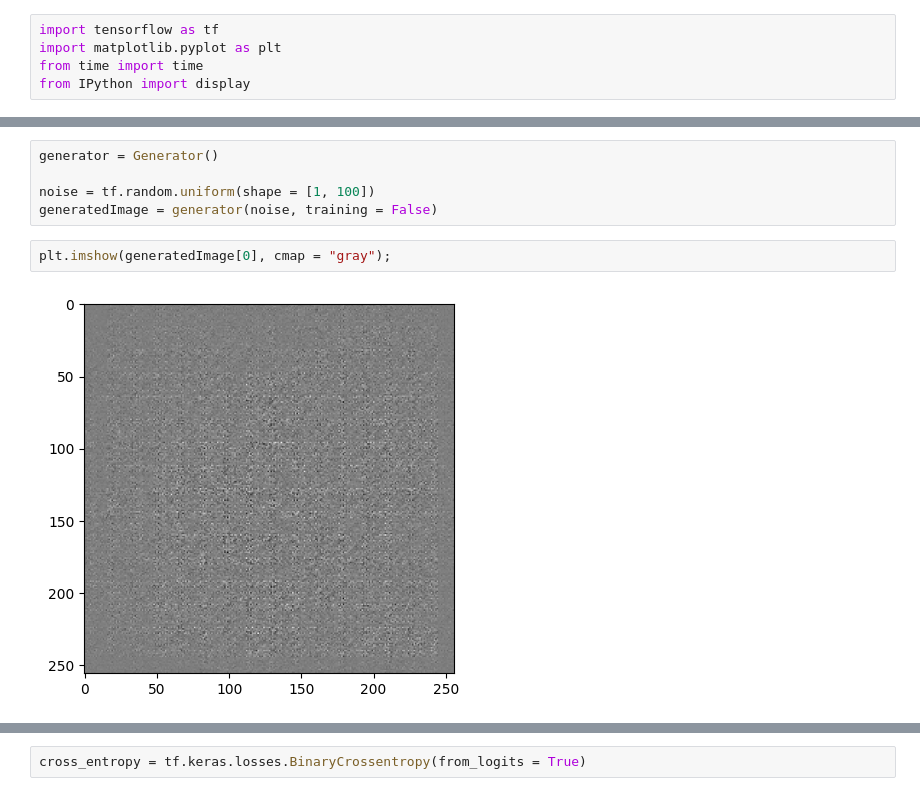
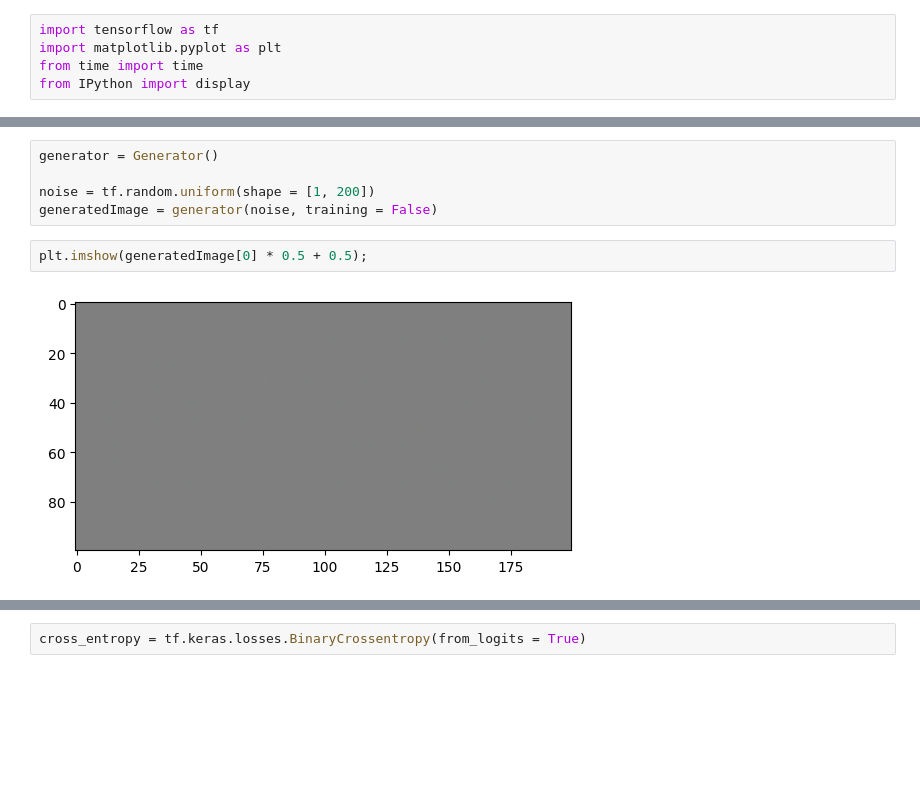
Before and after one commit to MrAliTheGreat/CaptchaAI, a Jupyter notebook: CaptchaGAN.ipynb, the cells around one changed output, grey strips where cells are left out. Cells and saved outputs as stored; diff of their text form; blank space fills up the shorter version.

```diff
--- a/CaptchaGAN.ipynb
+++ b/CaptchaGAN.ipynb
@@ -132,12 +139,12 @@ def Generator():
 # %%
 generator = Generator()
 
-noise = tf.random.uniform(shape = [1, 100])
+noise = tf.random.uniform(shape = [1, 200])
 generatedImage = generator(noise, training = False)
 # %%
-plt.imshow(generatedImage[0], cmap = "gray");
+plt.imshow(generatedImage[0] * 0.5 + 0.5);
 # %% [output]
-[figure, old version]
+[figure, new version]
 # %%
 def Discriminator():
     model = tf.keras.Sequential()
```
Also changed, not shown: parts of 18 cells of this notebook.
